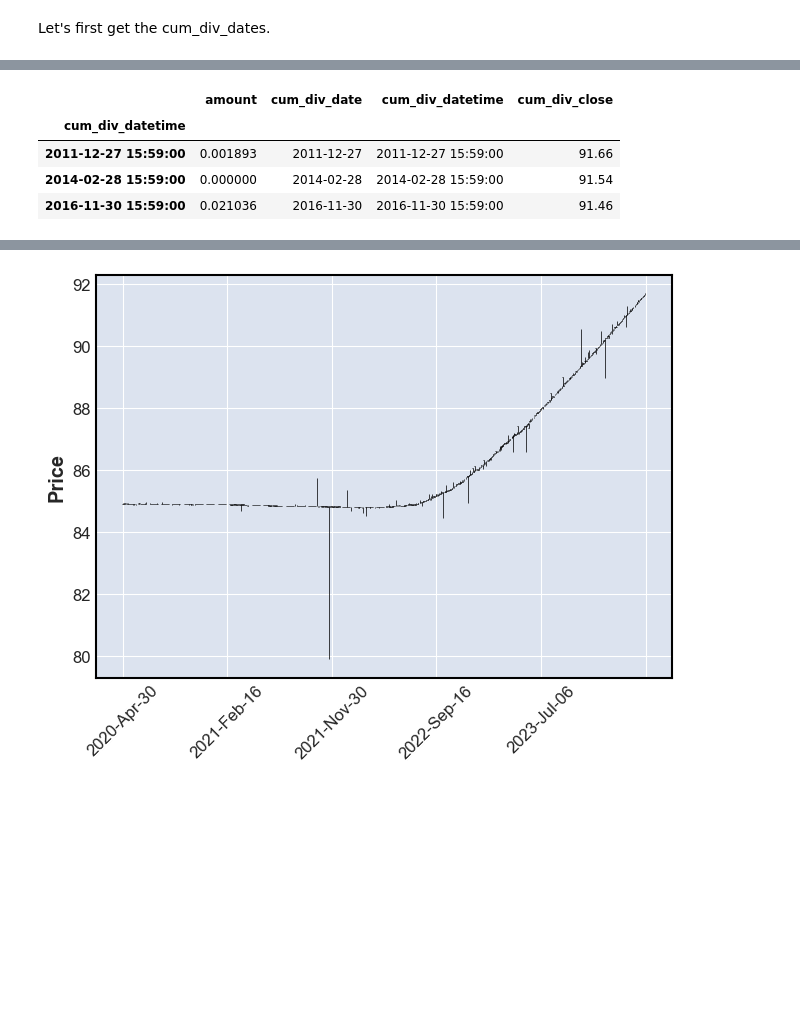
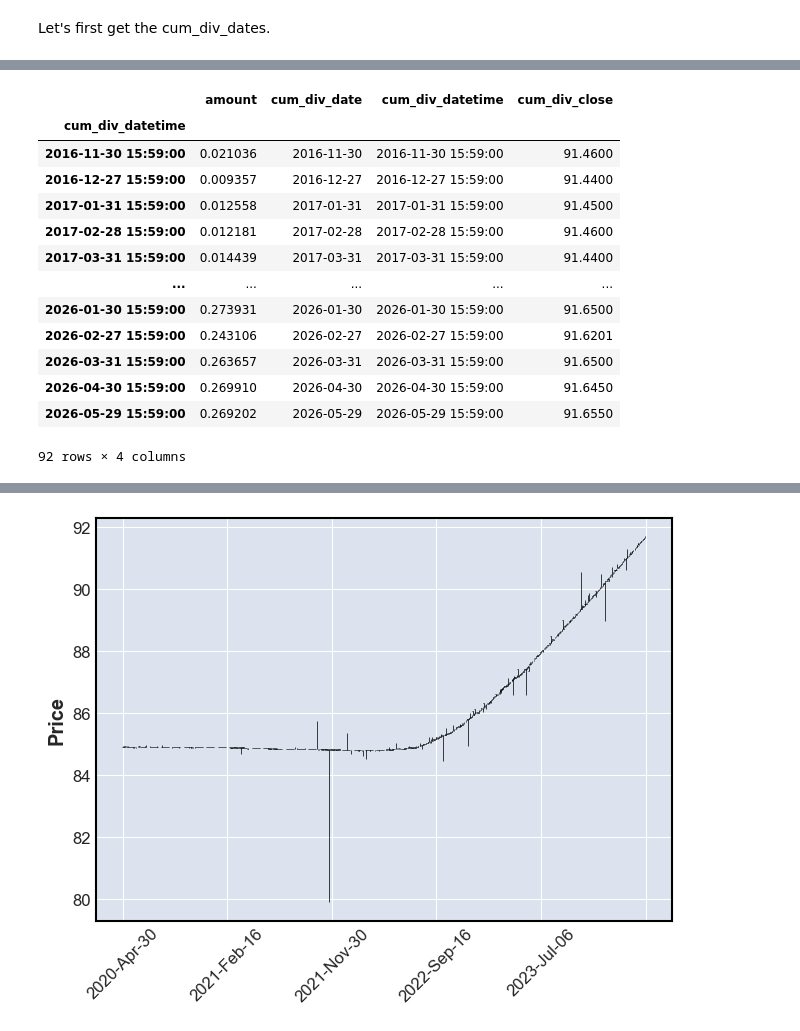
Before and after one commit to sharmad/data_clean, a Jupyter notebook: dev_prod/07_process.ipynb, the cells around one changed output, grey strips where cells are left out. Cells and saved outputs as stored; diff of their text form; code cells hidden in the pictures; blank space fills up the shorter version.

```diff
--- a/dev_prod/07_process.ipynb
+++ b/dev_prod/07_process.ipynb
@@ -227,7 +227,7 @@ def split_adjust(bars, ticker):
         splits = splits.drop(columns=['type', 'subtype', 'amount'])
         splits.index = splits.index.map(lambda day : max(d for d in trading_dates_ticker if d < day))
         splits = splits.reindex(trading_dates_ticker) # Reindex using stock data
-        splits.cumulative_adjustment = splits.cumulative_adjustment.fillna(method='bfill').fillna(value=1)
+        splits.cumulative_adjustment = splits.cumulative_adjustment.bfill().fillna(1) # Backward fill and fill ones
 
         # Merge adjustments with the bars and adjust
         bars['date'] = bars.index.date
@@ -305,13 +411,22 @@ split_adjusted_dividends['cum_div_datetime'] = split_adjusted_dividends['cum_div
 split_adjusted_dividends.set_index(split_adjusted_dividends['cum_div_datetime'], inplace=True)
 split_adjusted_dividends['cum_div_close'] = split_adjusted_bars.loc[split_adjusted_dividends['cum_div_datetime'], 'close']
 # %%
-split_adjusted_dividends.head(3)
+split_adjusted_dividends
 # %% [output]
 |  | amount | cum_div_date | cum_div_datetime | cum_div_close |
 | cum_div_datetime |  |  |  |  |
-| 2011-12-27 15:59:00 | 0.001893 | 2011-12-27 | 2011-12-27 15:59:00 | 91.66 |
-| 2014-02-28 15:59:00 | 0.000000 | 2014-02-28 | 2014-02-28 15:59:00 | 91.54 |
-| 2016-11-30 15:59:00 | 0.021036 | 2016-11-30 | 2016-11-30 15:59:00 | 91.46 |
+| 2016-11-30 15:59:00 | 0.021036 | 2016-11-30 | 2016-11-30 15:59:00 | 91.4600 |
+| 2016-12-27 15:59:00 | 0.009357 | 2016-12-27 | 2016-12-27 15:59:00 | 91.4400 |
+| 2017-01-31 15:59:00 | 0.012558 | 2017-01-31 | 2017-01-31 15:59:00 | 91.4500 |
+| 2017-02-28 15:59:00 | 0.012181 | 2017-02-28 | 2017-02-28 15:59:00 | 91.4600 |
+| 2017-03-31 15:59:00 | 0.014439 | 2017-03-31 | 2017-03-31 15:59:00 | 91.4400 |
+| ... | ... | ... | ... | ... |
+| 2026-01-30 15:59:00 | 0.273931 | 2026-01-30 | 2026-01-30 15:59:00 | 91.6500 |
+| 2026-02-27 15:59:00 | 0.243106 | 2026-02-27 | 2026-02-27 15:59:00 | 91.6201 |
+| 2026-03-31 15:59:00 | 0.263657 | 2026-03-31 | 2026-03-31 15:59:00 | 91.6500 |
+| 2026-04-30 15:59:00 | 0.269910 | 2026-04-30 | 2026-04-30 15:59:00 | 91.6450 |
+| 2026-05-29 15:59:00 | 0.269202 | 2026-05-29 | 2026-05-29 15:59:00 | 91.6550 |
+92 rows × 4 columns
 # %%
 split_adjusted_dividends['adjustment'] = 1 - (split_adjusted_dividends['amount'] / split_adjusted_dividends['cum_div_close'])
 split_adjusted_dividends['cumulative_adjustment'] = split_adjusted_dividends['adjustment'][::-1].cumprod()
```
Also changed, not shown: parts of 14 cells of this notebook, 1 other file.
